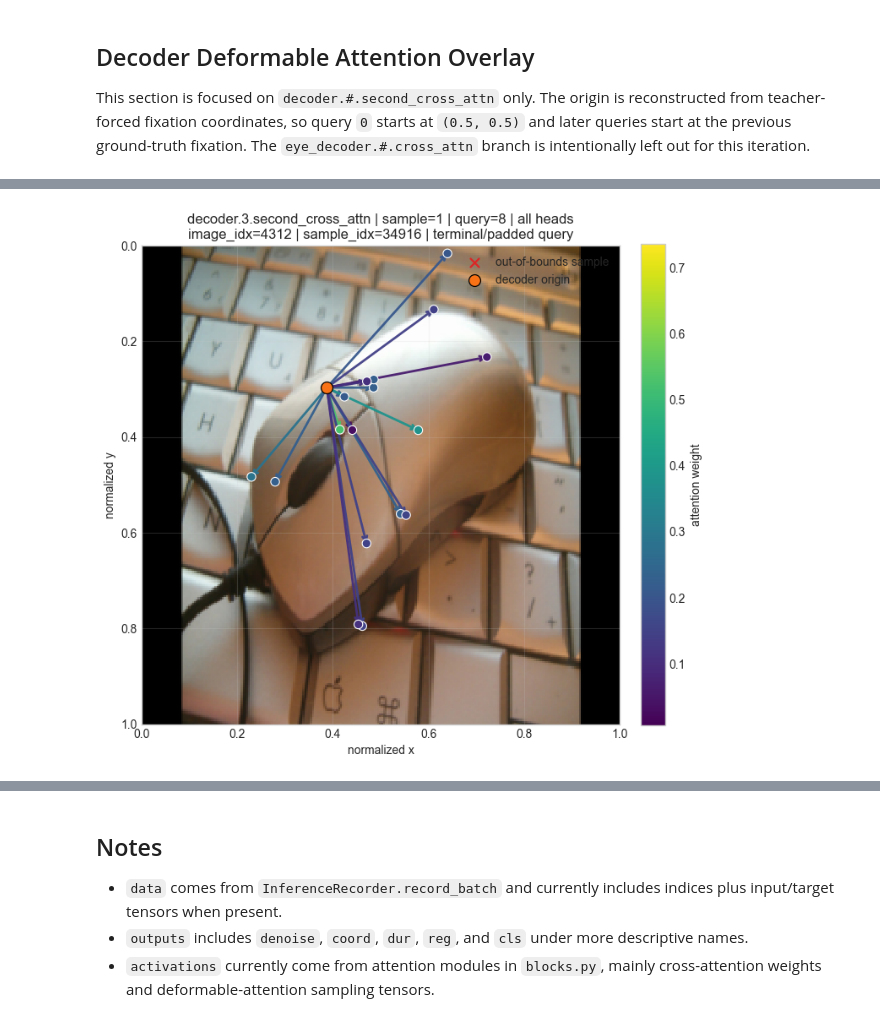
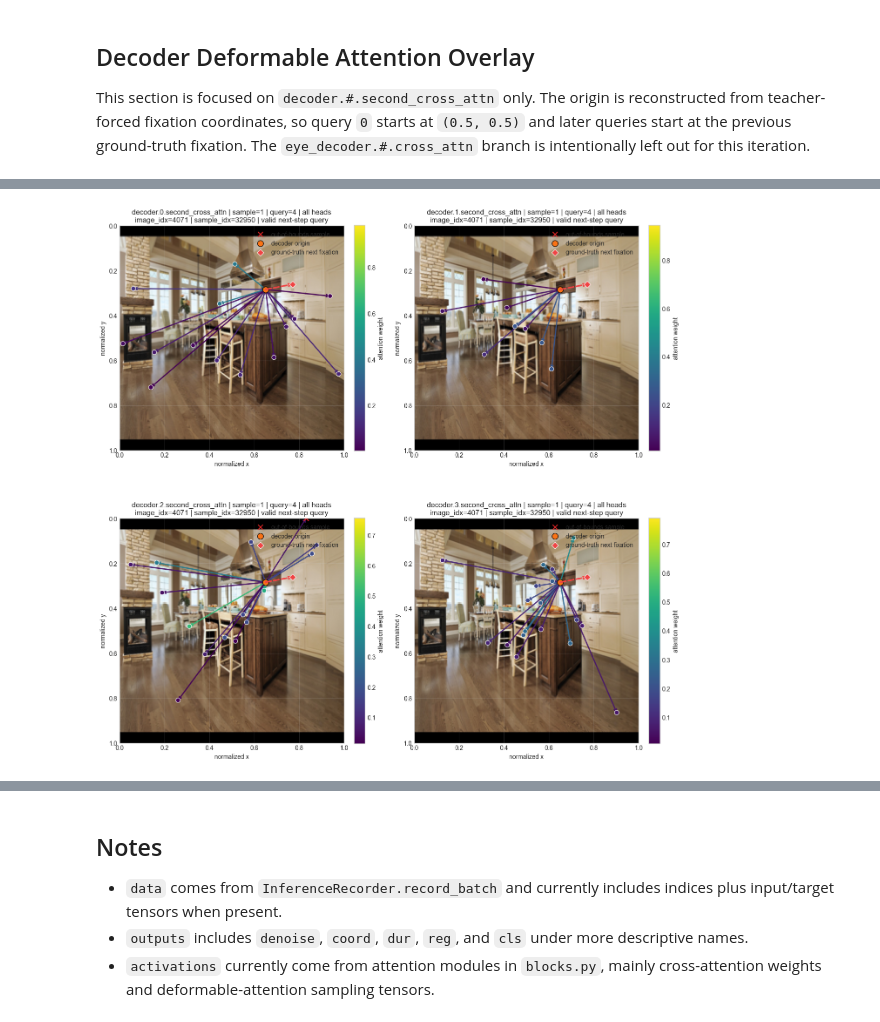
Before and after one commit to Leo00010011/From-Noisy-Eye-Tracking-To-Scanpath, a Jupyter notebook: src/notebooks/review_inference_recorder.ipynb, the cells around one changed output, grey strips where cells are left out. Cells and saved outputs as stored; diff of their text form; code cells hidden in the pictures.

```diff
--- a/src/notebooks/review_inference_recorder.ipynb
+++ b/src/notebooks/review_inference_recorder.ipynb
@@ -94,12 +62,12 @@ This section is focused on `decoder.#.second_cross_attn` only.
 The origin is reconstructed from teacher-forced fixation coordinates, so query `0` starts at `(0.5, 0.5)` and later queries start at the previous ground-truth fixation.
 The `eye_decoder.#.cross_attn` branch is intentionally left out for this iteration.
 # %%
-external_record_dir = Path(r'C:\Users\ulloa\Miooooo\Master\thesis\projectes\From-Noisy-Eye-Tracking-To-Scanpath\outputs\outputs\2026-03-16\18-24-45\inference_records')
+external_record_dir = Path(r'outputs\outputs\2026-03-18\12-20-06\inference_records')
 external_candidates = sorted(external_record_dir.glob('*.pt')) if external_record_dir.exists() else []
-payload_path = external_candidates[-4] if external_candidates else selected_path
+payload_path = external_candidates[-1] if external_candidates else selected_path
 sample_index = 1
 decoder_layer = 3
-query_index = 8
+query_index = 4
 aggregate_heads = False
 head_index = None
 image_bank_path = None
@@ -111,8 +79,8 @@ WindowsPath('C:/Users/ulloa/Miooooo/Master/thesis/projectes/From-Noisy-Eye-Track
 payload = None
 if payload_path is not None:
     payload = load_recorder_payload(payload_path)
-    display(payload.get('metadata', {}))
-    display(payload_summary_frame(payload))
+    # display(payload.get('metadata', {}))
+    # display(payload_summary_frame(payload))
     try:
         resolved_image_bank_path = resolve_image_bank_path(payload_path=payload_path, image_bank_path=image_bank_path)
         print('image_bank_path =', resolved_image_bank_path)
@@ -211,17 +132,24 @@ if payload is not None:
 # %%
 if payload is not None:
-    plot_decoder_deformable_attention_overlay(
-        payload,
-        sample_index=sample_index,
-        decoder_layer=decoder_layer,
-        query_index=query_index,
-        aggregate_heads=aggregate_heads,
-        head_index=head_index,
-        payload_path=payload_path,
-        image_bank_path=image_bank_path,
-    )
+    fig, ax = plt.subplots(2,2,figsize = (16,16))
+    item_count = 0
+    for i in range(2):
+        for j in range(2):
+
+            plot_decoder_deformable_attention_overlay(
+                payload,
+                ax=ax[i,j],
+                sample_index=sample_index,
+                decoder_layer=item_count,
+                query_index=query_index,
+                aggregate_heads=aggregate_heads,
+                head_index=head_index,
+                payload_path=payload_path,
+                image_bank_path=image_bank_path,
+            )
+            item_count += 1
 # %% [output]
-[figure, old version]
+[figure, new version]
 # %%
 if payload is not None:
     decoder_query_profiles = plot_decoder_attention_query_profiles(
```
Also changed, not shown: parts of 23 cells of this notebook, 3 other files.
